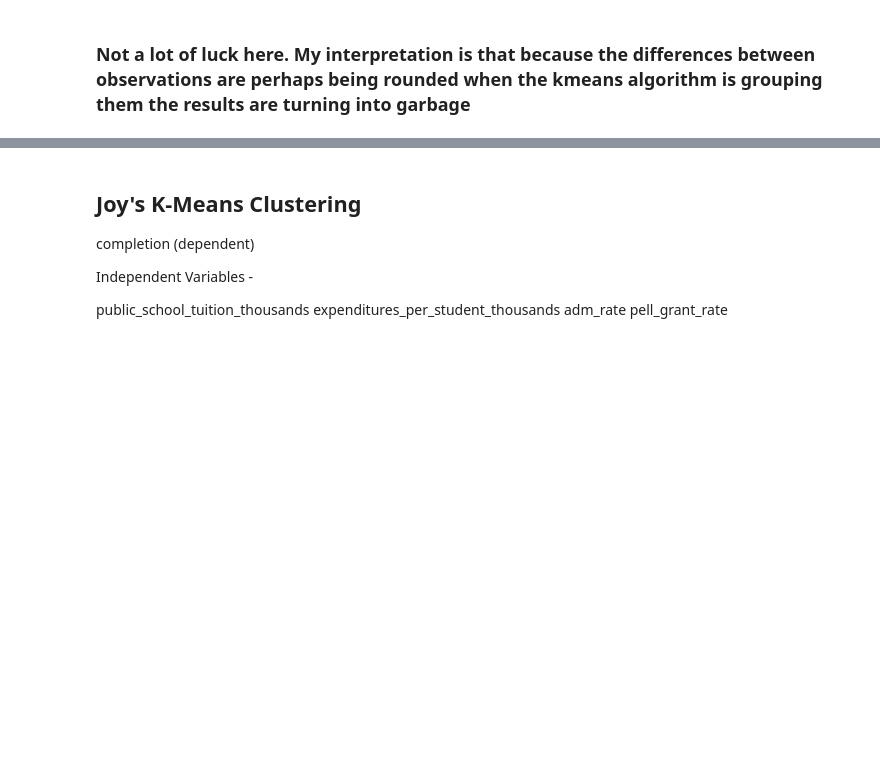
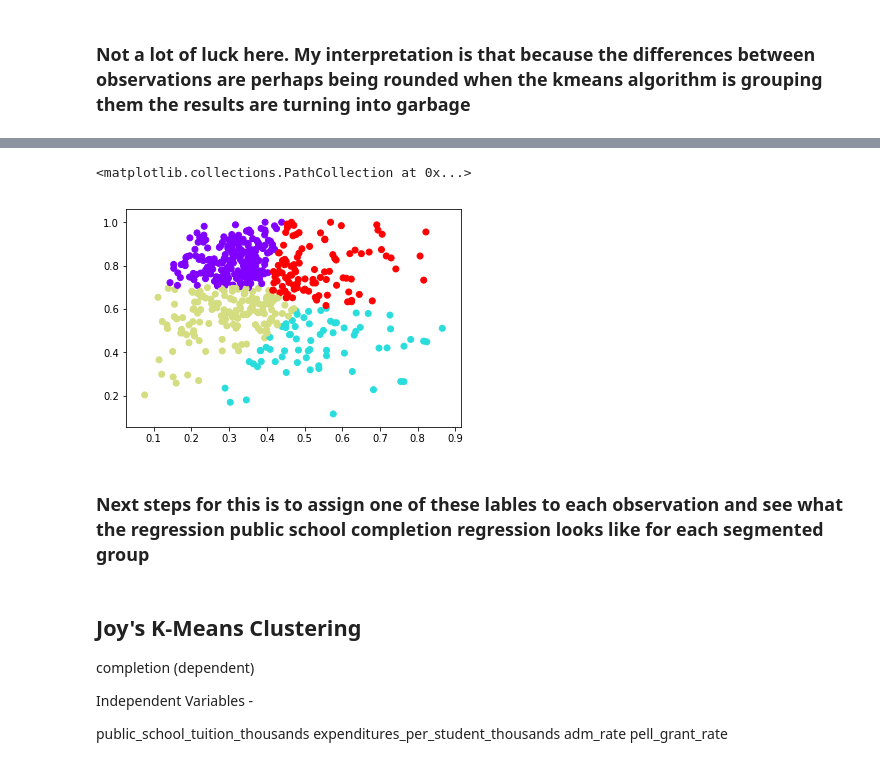
Before and after one commit to ibooth1/Group-Project, a Jupyter notebook: Group Project.ipynb, the cells around one changed output, grey strips where cells are left out. Cells and saved outputs as stored; diff of their text form; code cells hidden in the pictures; blank space fills up the shorter version.

```diff
--- a/Group Project.ipynb
+++ b/Group Project.ipynb
@@ -539,3 +530,12 @@ Text(0,0.5,'completion')
+# %%
+plt.scatter(df["pell_grant_rate"], df['adm_rate'], c=pelladm.labels_ , cmap = "rainbow")
+plt.xlabel('pell grante rate')
+plt.ylabel('admission rate')
+# %% [output]
+<matplotlib.collections.PathCollection at 0x...>
+[figure, added]
+# %% [markdown]
+### Next steps for this is to assign one of these lables to each observation and see what the regression public school completion regression looks like for each segmented group
 # %% [markdown]
 ## Joy's K-Means Clustering
 completion (dependent)
```
Also changed, not shown: parts of 14 cells of this notebook.
